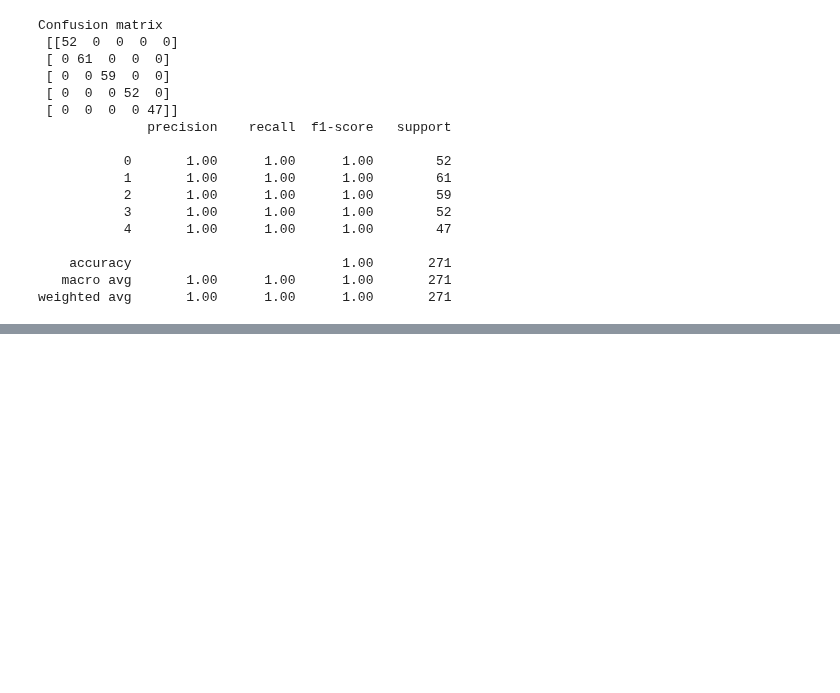
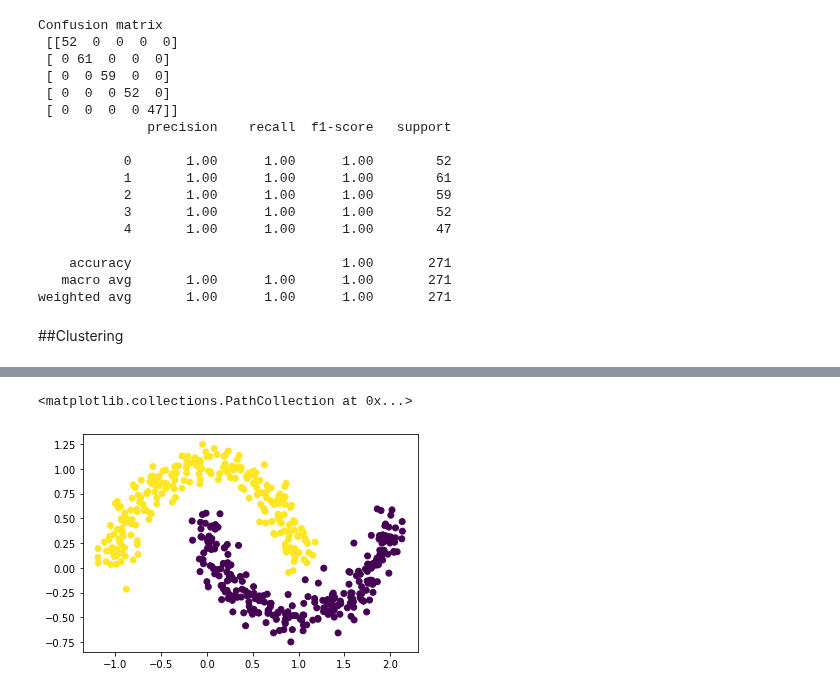
Before and after one commit to shizuo-kaji/TutorialTopologicalDataAnalysis, a Jupyter notebook: TopologicalDataAnalysisWithPython.ipynb, the cells around one changed output, grey strips where cells are left out. Saved outputs shown, nothing was run; the diff lists cells and outputs as text; code cells hidden in the pictures; blank space fills up the shorter version.

```diff
--- a/TopologicalDataAnalysisWithPython.ipynb
+++ b/TopologicalDataAnalysisWithPython.ipynb
@@ -778,3 +778,16 @@ Confusion matrix
     accuracy                           1.00       271
    macro avg       1.00      1.00      1.00       271
 weighted avg       1.00      1.00      1.00       271
+# %% [markdown]
+##Clustering
+# %%
+## ToMATo (Topological Mode Analysis Tool)
+# an interesting and less-known application of persistent homology is to clustering.
+!pip install tomaster
+import tomaster
+import sklearn.datasets
+X,_ = sklearn.datasets.make_moons(n_samples=500, noise=0.1)
+clusters, _ = tomaster.tomato(X, k=10, n_clusters=2)
+plt.scatter(*X.T, c=clusters)
+# Compare the results in https://scikit-learn.org/stable/modules/clustering.html
+# %% [output]
@@ -781,3 +814,5 @@ weighted avg       1.00      1.00      1.00       271
+<matplotlib.collections.PathCollection at 0x...>
+[figure, added]
 # %%
 ## lightGBM is one of the most powerful and efficient regressor/classifier based on gradient boosting
 #!conda install -c conda-forge lightgbm
```
Also changed, not shown: parts of 1 cell of this notebook.
